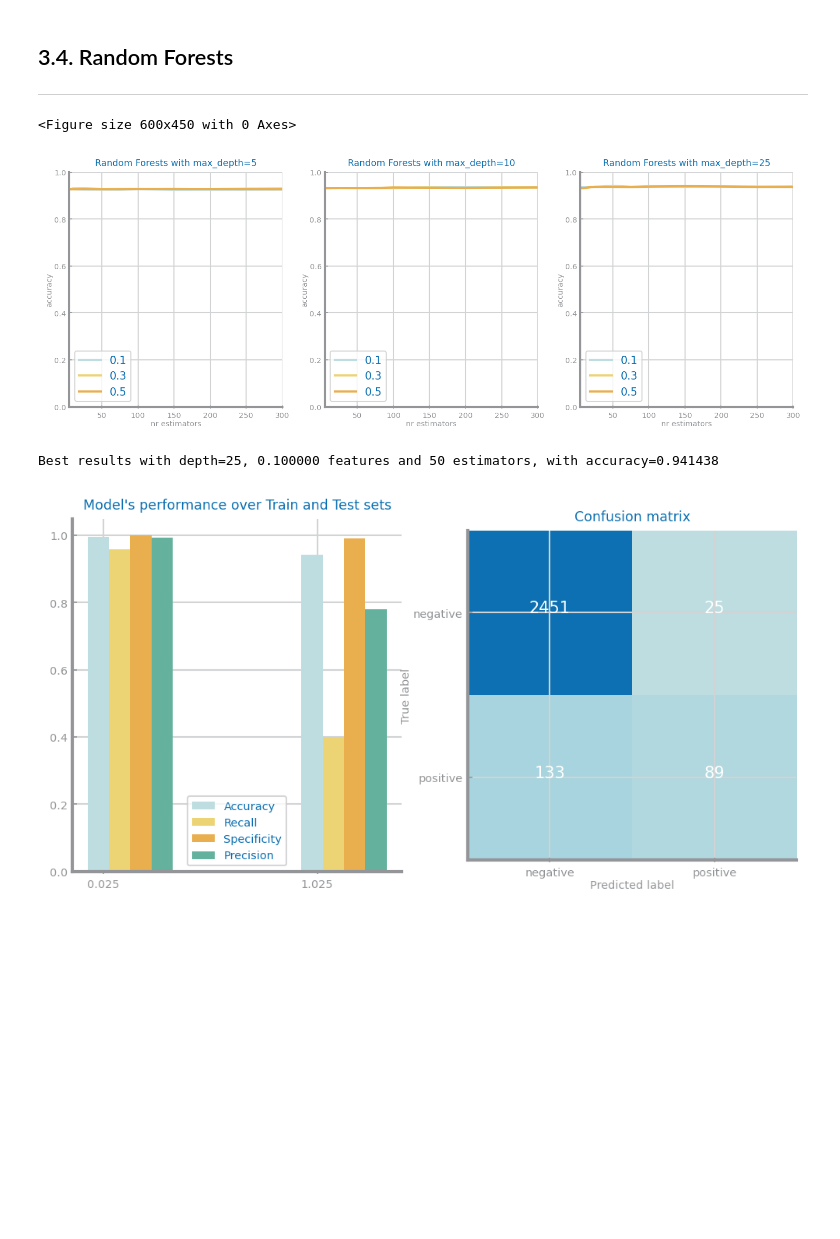
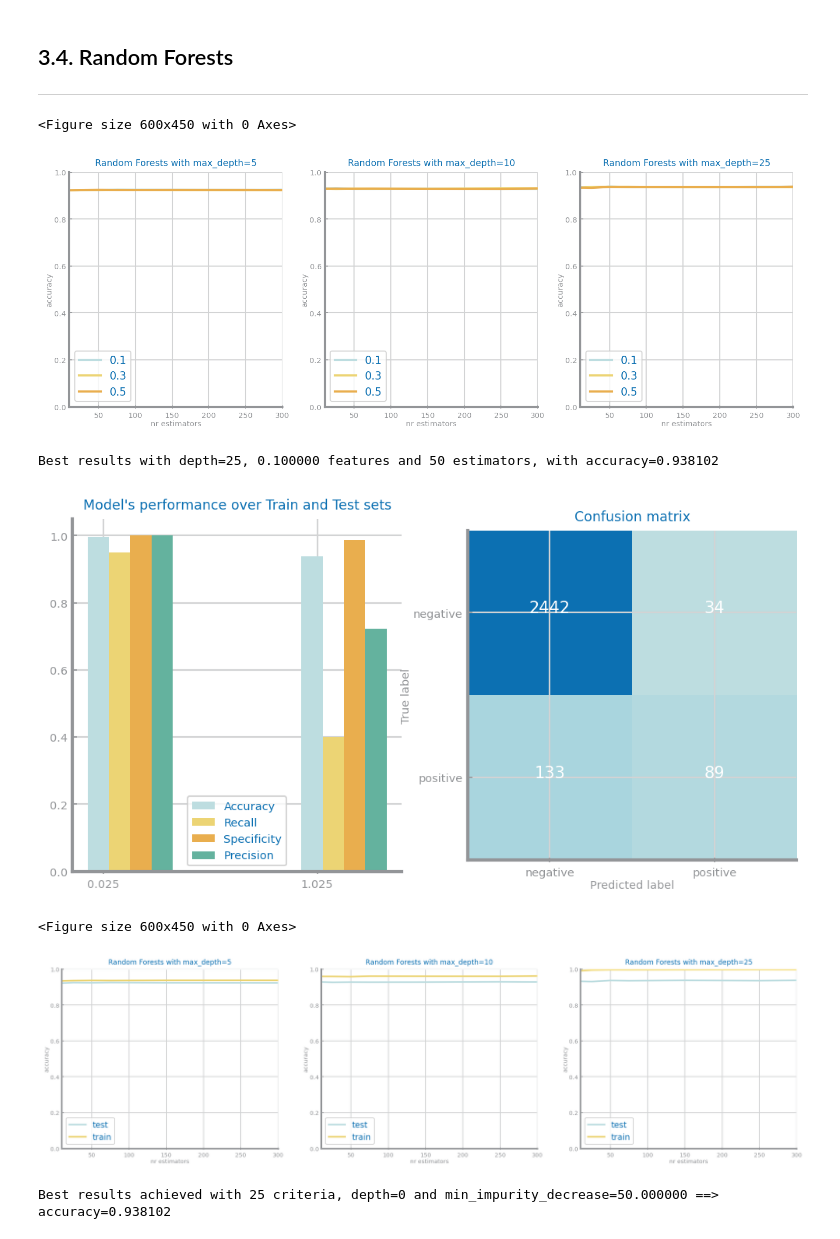
Before and after one commit to filipesousaist/ds_project, a Jupyter notebook: dataset2/3_Classification.ipynb, the cells around one changed output. Cells and saved outputs as stored; diff of their text form; code cells hidden in the pictures; blank space fills up the shorter version.

```diff
--- a/dataset2/3_Classification.ipynb
+++ b/dataset2/3_Classification.ipynb
@@ -319,7 +319,7 @@ ds.plot_evaluation_results(pd.unique(y), trnY, prd_trn, tstY, prd_tst)
 max_depths = [best[1]]
 
 plt.figure()
-fig, axs = plt.subplots(1, 2, figsize=(16, 4), squeeze=False)
+fig, axs = plt.subplots(1, len(criteria), figsize=(16, 4), squeeze=False)
 for k in range(len(criteria)):
     f = criteria[k]
     values = {}
@@ -383,10 +383,10 @@ Yes, we can identify overfitting but it doesn't seem that significant.
 # %%
 from sklearn.ensemble import RandomForestClassifier
 
-n_estimators = [5, 10, 25, 50, 75, 100, 150, 200, 250, 300]
+n_estimators = [10, 25, 50, 75, 150, 250, 300]
 max_depths = [5, 10, 25]
 max_features = [.1, .3, .5] #, .7, .9, 1]
-best = ('', 0, 0)
+best = (0, 0, 0) #(depth, feature, estimators)
 last_best = 0
 best_tree = None
 
@@ -417,10 +417,39 @@ print('Best results with depth=%d, %f features and %d estimators, with accuracy=
 # %% [output]
 <Figure size 600x450 with 0 Axes>
 [figure]
-Best results with depth=25, 0.100000 features and 50 estimators, with accuracy=0.941438
+Best results with depth=25, 0.100000 features and 50 estimators, with accuracy=0.938102
 # %%
 prd_trn = best_tree.predict(trnX)
 prd_tst = best_tree.predict(tstX)
 ds.plot_evaluation_results(pd.unique(y), trnY, prd_trn, tstY, prd_tst)
 # %% [output]
-[figure, old version]
+[figure, new version]
+# %%
+max_features = [best[1]]
+
+plt.figure()
+fig, axs = plt.subplots(1, len(max_depths), figsize=(16, 4), squeeze=False)
+for k in range(len(max_depths)):
+    d = max_depths[k]
+    values = {}
+    for f in max_features:
+        yvalues = []
+        yvalues_train = []
+        for n in n_estimators:
+            forest = RandomForestClassifier(n_estimators=n, max_depth=d, max_features=f)
+            forest.fit(trnX, trnY)
+            prdY = forest.predict(tstX)
+            prdY_train = forest.predict(trnX)
+            yvalues.append(metrics.accuracy_score(tstY, prdY))
+            yvalues_train.append(metrics.accuracy_score(trnY, prdY_train))
+        values['test'] = yvalues
+        values['train'] = yvalues_train
+    ds.multiple_line_chart(n_estimators, values, ax=axs[0, k], title='Random Forests with max_depth=%d'%d,
+                           xlabel='nr estimators', ylabel='accuracy', percentage=True)
+
+plt.show()
+print('Best results achieved with %s criteria, depth=%d and min_impurity_decrease=%f ==> accuracy=%f'%(best[0], best[1], best[2], last_best))
+# %% [output]
+<Figure size 600x450 with 0 Axes>
+[figure, added]
+Best results achieved with 25 criteria, depth=0 and min_impurity_decrease=50.000000 ==> accuracy=0.938102
```
Also changed, not shown: parts of 7 cells of this notebook, 18 other files.
